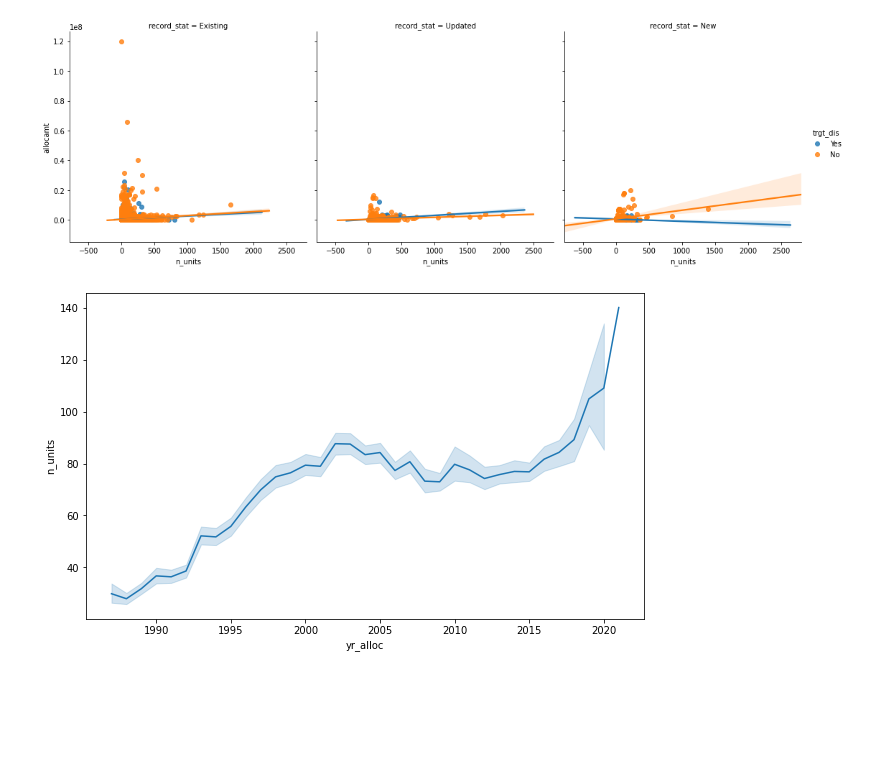
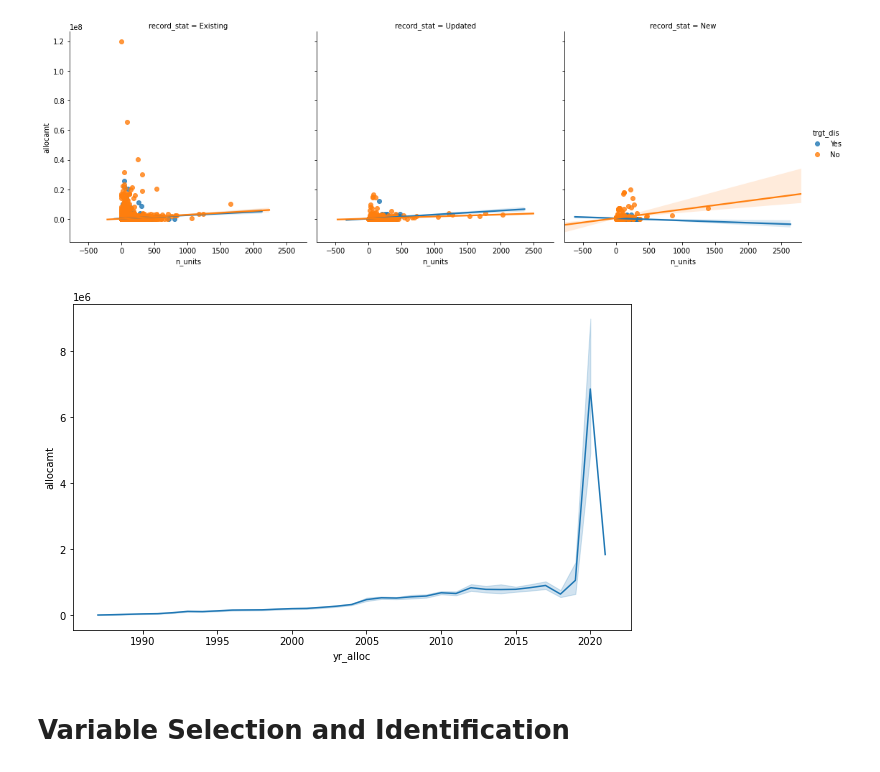
Before and after one commit to bnicholson206/DataAnalysis-LIHTC, a Jupyter notebook: DataAnalysis-LIHTC.ipynb, the cells around one changed output. Saved outputs shown, nothing was run; the diff lists cells and outputs as text; code cells hidden in the pictures; blank space fills up the shorter version.

```diff
--- a/DataAnalysis-LIHTC.ipynb
+++ b/DataAnalysis-LIHTC.ipynb
@@ -557,8 +577,10 @@ ts_mask = df.where(df['yr_alloc'] < 3000)
 ts_mask = ts_mask.where(df['yr_alloc'] > 1000)
 # %%
 plt.figure(figsize=(10,6))
-sns.lineplot(data=ts_mask, x="yr_alloc", y="n_units")
+sns.lineplot(data=ts_mask, x="yr_alloc", y="allocamt")
 
 plt.show()
 # %% [output]
-[figure, old version]
+[figure, new version]
+# %% [markdown]
+# Variable Selection and Identification
```
Also changed, not shown: parts of 38 cells of this notebook.
